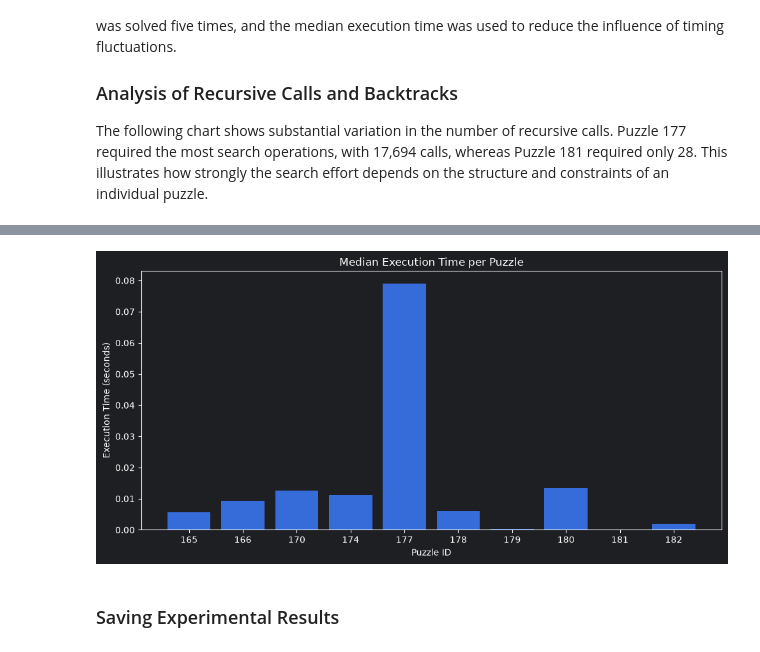
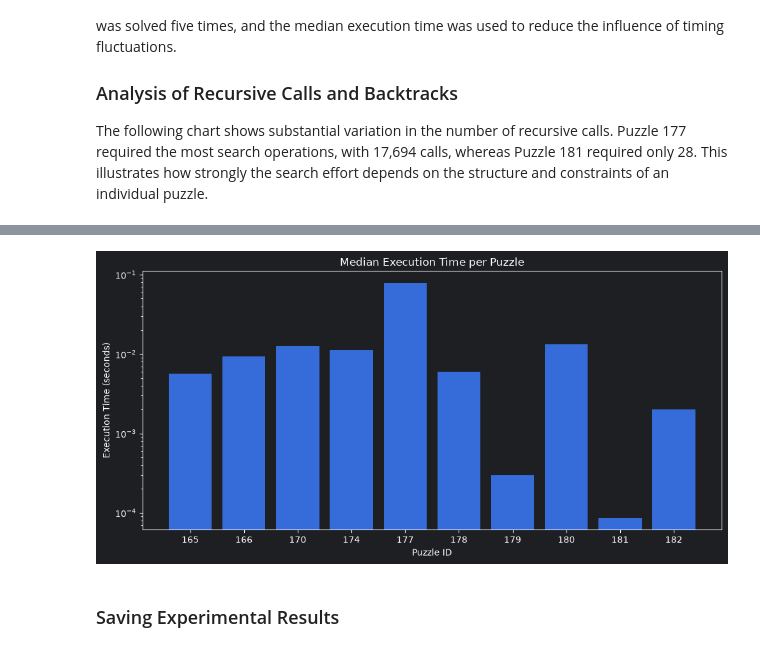
Before and after one commit to stefani2908/meowdoku_project, a Jupyter notebook: meowdoku_part_2.ipynb, the cells around one changed output, grey strips where cells are left out. Drawn from its saved outputs; the diff is of its cells as text; code cells hidden in the pictures.

```diff
--- a/meowdoku_part_2.ipynb
+++ b/meowdoku_part_2.ipynb
@@ -379,19 +377,19 @@ The following chart presents the median execution time for each puzzle across fi
 # %%
 plt.figure(figsize=(10, 5))
 
 plt.bar(
     results_table["Puzzle ID"].astype(str),
     results_table["Median Time (seconds)"]
 )
 
 plt.title("Median Execution Time per Puzzle")
 plt.xlabel("Puzzle ID")
 plt.ylabel("Execution Time (seconds)")
-
+plt.yscale("log")
 plt.tight_layout()
 plt.show()
 # %% [output]
-[figure, old version]
+[figure, new version]
 # %% [markdown]
 ### Saving Experimental Results
 # %%
```
Also changed, not shown: parts of 4 cells of this notebook.
